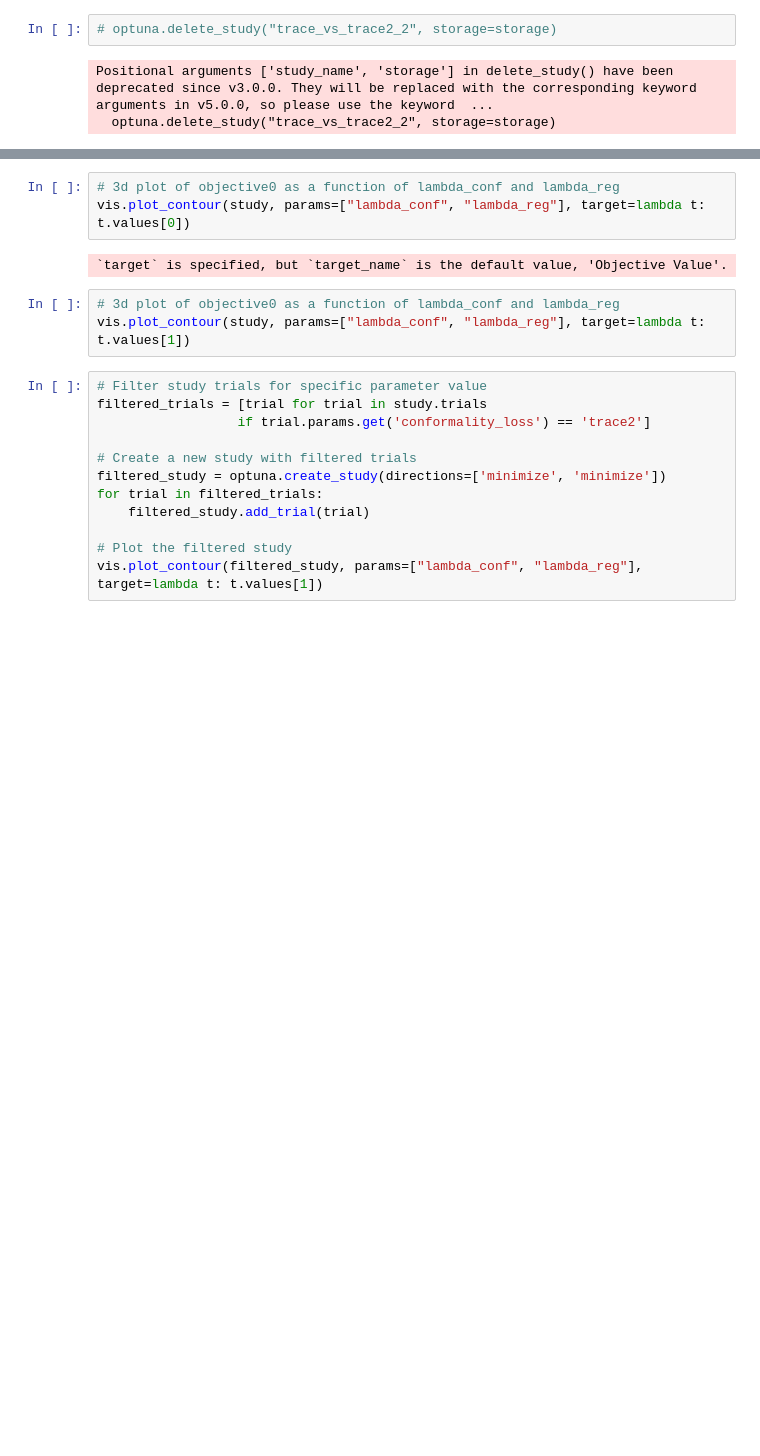
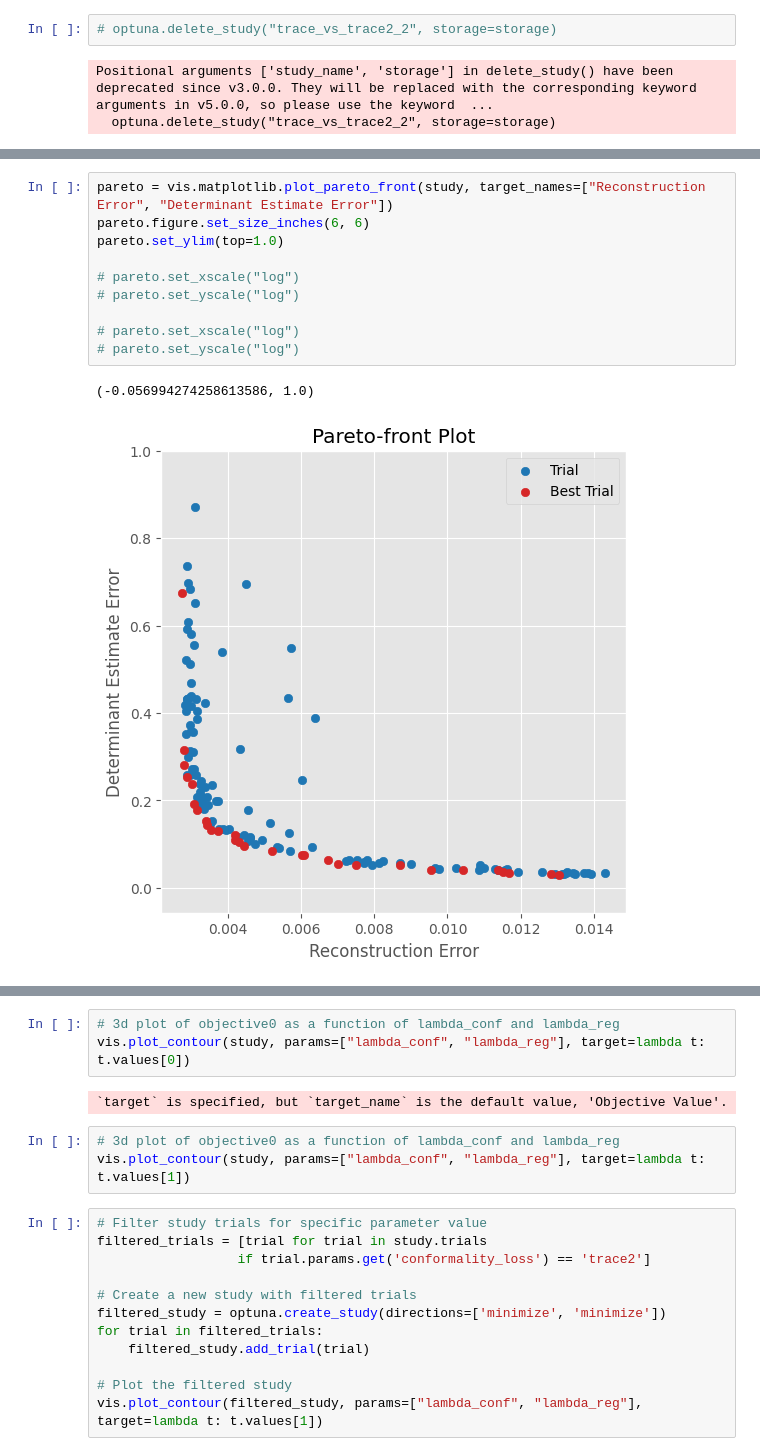
Before and after one commit to HeiseMax/ConformalAutoencoder, a Jupyter notebook: mnist_optuna/model_comparison_trace.ipynb, the cells around one changed output, grey strips where cells are left out. Drawn from its saved outputs; the diff is of its cells as text; blank space fills up the shorter version.

```diff
--- a/optuna.ipynb
+++ b/mnist_optuna/model_comparison_trace.ipynb
@@ -191,0 +381,13 @@ vis.plot_param_importances(study)
+# %%
+pareto = vis.matplotlib.plot_pareto_front(study, target_names=["Reconstruction Error", "Determinant Estimate Error"])
+pareto.figure.set_size_inches(6, 6)
+pareto.set_ylim(top=1.0)
+
+# pareto.set_xscale("log")
+# pareto.set_yscale("log")
+
+# pareto.set_xscale("log")
+# pareto.set_yscale("log")
+# %% [output]
+(-0.056994274258613586, 1.0)
+[figure, added]
```
Also changed, not shown: parts of 27 cells of this notebook, 13 other files.
